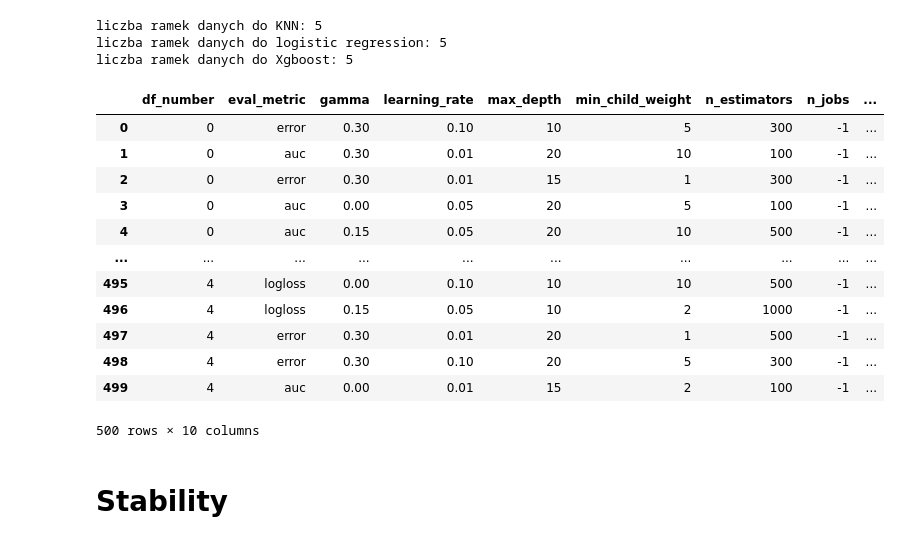
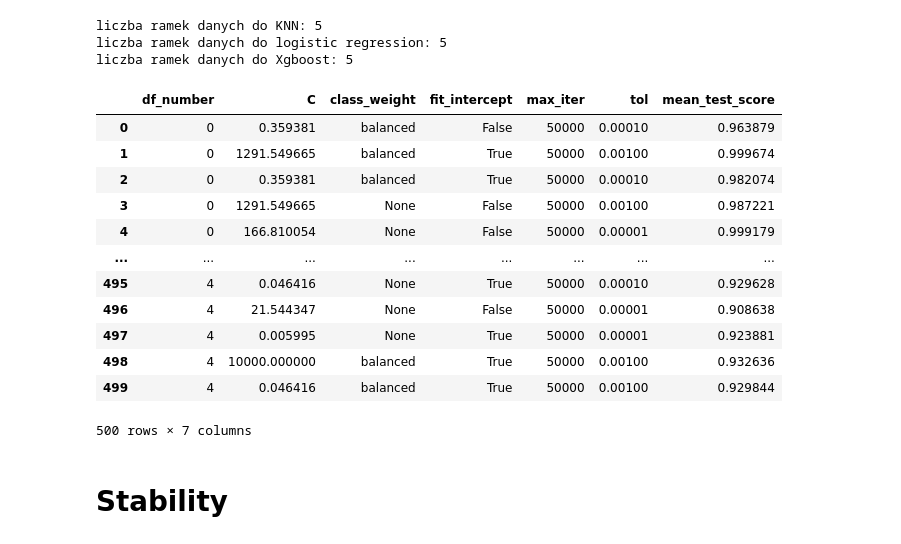
Before and after one commit to katarzynarogalska/Model-tunability, a Jupyter notebook: notebooks/tunability.ipynb, the cells around one changed output. Drawn from its saved outputs; the diff is of its cells as text; code cells hidden in the pictures.

```diff
--- a/notebooks/tunability.ipynb
+++ b/notebooks/tunability.ipynb
@@ -77,9 +77,6 @@ def load_log_reg_dataframe(data):
             'class_weight': best_params['class_weight'],
             'fit_intercept': best_params['fit_intercept'],
             'max_iter': best_params['max_iter'],
-            'penalty': best_params['penalty'],
-            'random_state': best_params['random_state'],
-            'solver': best_params['solver'],
             'tol': best_params['tol'],
             'best_score': best_score
         }
@@ -94,9 +91,6 @@ def load_log_reg_dataframe(data):
                 'class_weight': params['class_weight'],
                 'fit_intercept': params['fit_intercept'],
                 'max_iter': params['max_iter'],
-                'penalty': params['penalty'],
-                'random_state': params['random_state'],
-                'solver': params['solver'],
                 'tol': params['tol'],
                 'mean_test_score': result['mean_test_score']
             }
@@ -123,8 +117,6 @@ def load_xgboost_dataframe(data):
             'max_depth': best_params['max_depth'],
             'min_child_weight': best_params['min_child_weight'],
             'n_estimators': best_params['n_estimators'],
-            'n_jobs': best_params['n_jobs'],
-            'random_state': best_params['random_state'],
             'best_score': best_score
         }
         best_records.append(best_record)
@@ -140,8 +132,6 @@ def load_xgboost_dataframe(data):
                 'max_depth': params['max_depth'],
                 'min_child_weight': params['min_child_weight'],
                 'n_estimators': params['n_estimators'],
-                'n_jobs': params['n_jobs'],
-                'random_state': params['random_state'],
                 'mean_test_score': result['mean_test_score']
             }
             records.append(record)
@@ -242,24 +228,24 @@ liczba ramek danych do logistic regression: 5
 liczba ramek danych do Xgboost: 5
 # %%
 knn_best_params_bayes, knn_all_params_bayes = load_KNN_dataframe(data_knn_bayes)
-#log_best_params_bayes, log_all_params_bayes = load_log_reg_dataframe(data_logistic_bayes) nie działa ta funkcja
+log_best_params_bayes, log_all_params_bayes = load_log_reg_dataframe(data_logistic_bayes)
 xg_best_params_bayes, xg_all_params_bayes = load_xgboost_dataframe(data_Xgboost_bayes)
 
-xg_all_params_bayes
+log_all_params_bayes
 # %% [output]
-|  | df_number | eval_metric | gamma | learning_rate | max_depth | min_child_weight | n_estimators | n_jobs | ... |
-| 0 | 0 | error | 0.30 | 0.10 | 10 | 5 | 300 | -1 | ... |
-| 1 | 0 | auc | 0.30 | 0.01 | 20 | 10 | 100 | -1 | ... |
-| 2 | 0 | error | 0.30 | 0.01 | 15 | 1 | 300 | -1 | ... |
-| 3 | 0 | auc | 0.00 | 0.05 | 20 | 5 | 100 | -1 | ... |
-| 4 | 0 | auc | 0.15 | 0.05 | 20 | 10 | 500 | -1 | ... |
-| ... | ... | ... | ... | ... | ... | ... | ... | ... | ... |
-| 495 | 4 | logloss | 0.00 | 0.10 | 10 | 10 | 500 | -1 | ... |
-| 496 | 4 | logloss | 0.15 | 0.05 | 10 | 2 | 1000 | -1 | ... |
-| 497 | 4 | error | 0.30 | 0.01 | 20 | 1 | 500 | -1 | ... |
-| 498 | 4 | error | 0.30 | 0.10 | 20 | 5 | 300 | -1 | ... |
-| 499 | 4 | auc | 0.00 | 0.01 | 15 | 2 | 100 | -1 | ... |
+|  | df_number | C | class_weight | fit_intercept | max_iter | tol | mean_test_score |
+| 0 | 0 | 0.359381 | balanced | False | 50000 | 0.00010 | 0.963879 |
+| 1 | 0 | 1291.549665 | balanced | True | 50000 | 0.00100 | 0.999674 |
+| 2 | 0 | 0.359381 | balanced | True | 50000 | 0.00010 | 0.982074 |
+| 3 | 0 | 1291.549665 | None | False | 50000 | 0.00100 | 0.987221 |
+| 4 | 0 | 166.810054 | None | False | 50000 | 0.00001 | 0.999179 |
+| ... | ... | ... | ... | ... | ... | ... | ... |
+| 495 | 4 | 0.046416 | None | True | 50000 | 0.00010 | 0.929628 |
+| 496 | 4 | 21.544347 | None | False | 50000 | 0.00001 | 0.908638 |
+| 497 | 4 | 0.005995 | None | True | 50000 | 0.00001 | 0.923881 |
+| 498 | 4 | 10000.000000 | balanced | True | 50000 | 0.00100 | 0.932636 |
+| 499 | 4 | 0.046416 | balanced | True | 50000 | 0.00100 | 0.929844 |
-500 rows × 10 columns
+500 rows × 7 columns
 # %% [markdown]
 # Stability
 # %% [markdown]
```
Also changed, not shown: parts of 32 cells of this notebook.
